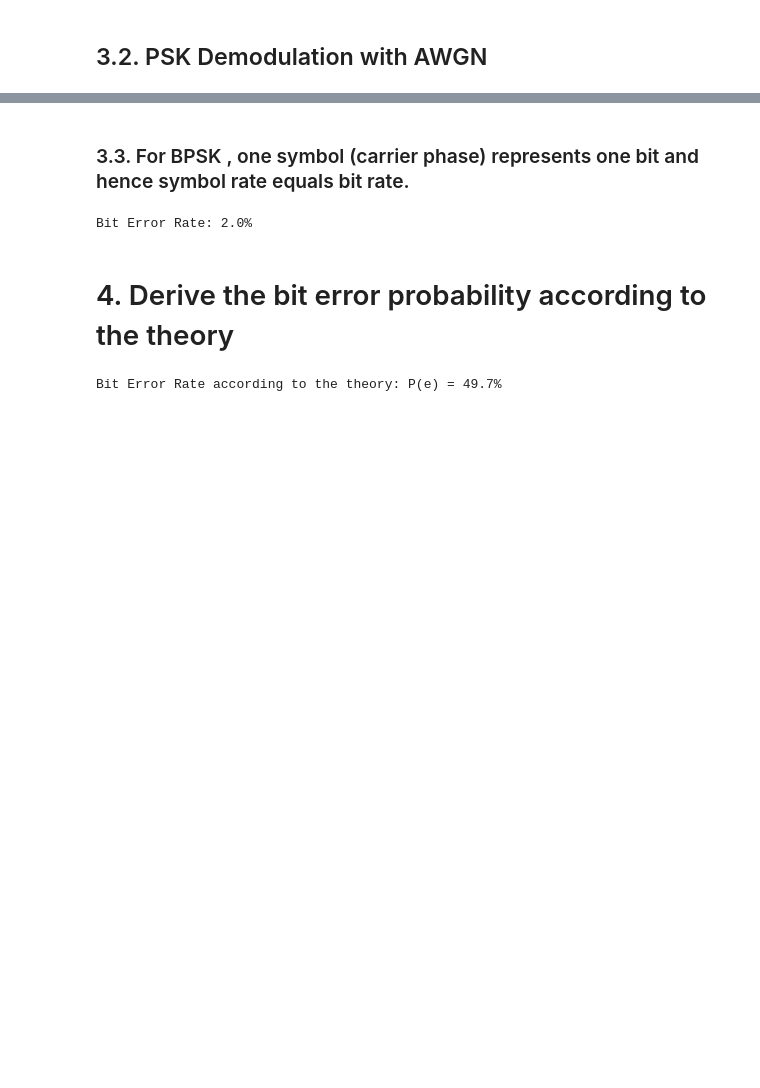
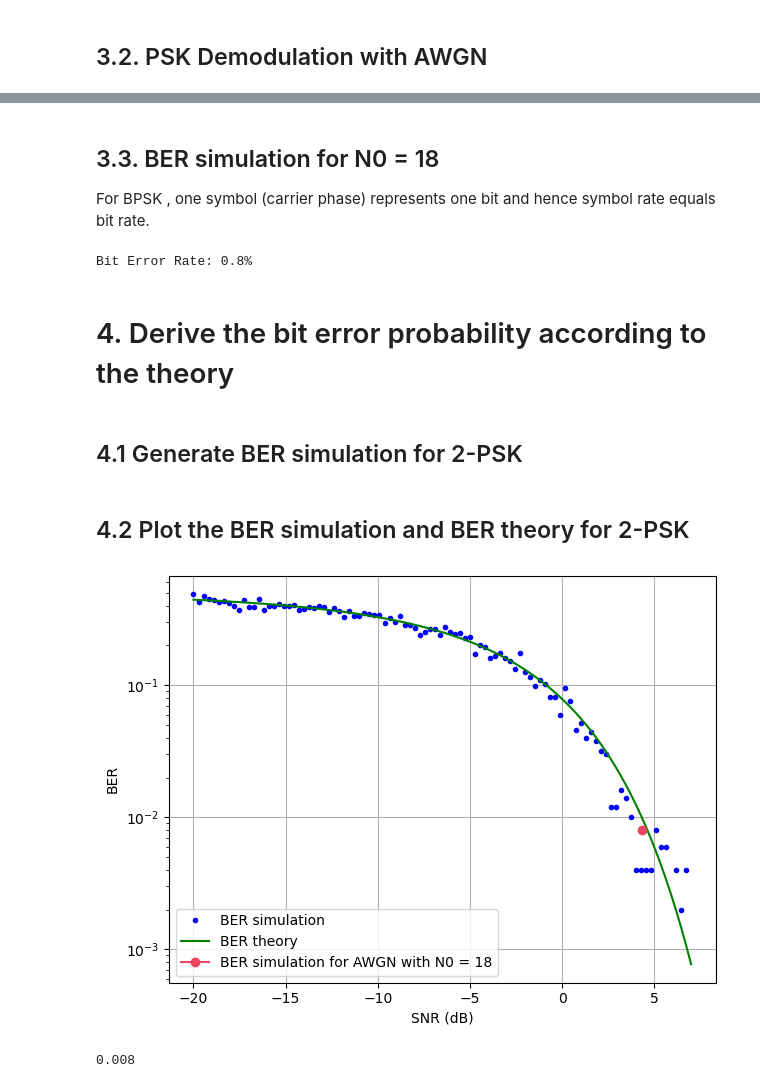
Before and after one commit to nguyen-tuan-hiep/Introduction-to-Communication-Engineering, a Jupyter notebook: psk.ipynb, the cells around one changed output, grey strips where cells are left out. Drawn from its saved outputs; the diff is of its cells as text; code cells hidden in the pictures; blank space fills up the shorter version.

```diff
--- a/psk.ipynb
+++ b/psk.ipynb
@@ -163,18 +166,44 @@ plt.show()
 # %% [markdown]
-### 3.3. For BPSK , one symbol (carrier phase) represents one bit and hence symbol rate equals bit rate.
+## 3.3. BER simulation for N0 = 18
+For BPSK , one symbol (carrier phase) represents one bit and hence symbol rate equals bit rate.
 # %%
-error_bits = np.count_nonzero(demod_noise - x)
-Pb = error_bits / len(x) * 100
-print(f"Bit Error Rate: {Pb}%")
+Pb = np.count_nonzero(demod_noise - x) / len(x)
+print(f"Bit Error Rate: {Pb*100}%")
 # %% [output]
-Bit Error Rate: 2.0%
+Bit Error Rate: 0.8%
 # %% [markdown]
 # 4. Derive the bit error probability according to the theory
-# %%
-from scipy.special import erfc
-Eb = Tb/2
-Pb_theory = 1/2*erfc(np.sqrt(Eb/N0)) * 100
-Pb_theory = np.round(Pb_theory, 2)
-print(f"Bit Error Rate according to the theory: P(e) = {Pb_theory}%")
-# %% [output]
-Bit Error Rate according to the theory: P(e) = 49.7%
+# %% [markdown]
+## 4.1 Generate BER simulation for 2-PSK
+# %%
+E1 = np.trapz((c1**2)[0:nb])    # energy per bit for binary value '0'
+E2 = np.trapz((c2**2)[0:nb])    # energy per bit for binary value '1'
+Eb = 1/2 * (E1 + E2)            # energy per bit
+
+snr_db = np.linspace(-20,7,100)
+ber = np.zeros_like(snr_db).astype('float')
+sigma = np.zeros_like(snr_db).astype('float')
+for i in range(len(snr_db)):
+    sigma[i] = np.sqrt(1/2 * Eb / (10**(snr_db[i]/10)))
+    mod_noise = add_awgn(mod, sigma[i])
+    demod_noise = demodulate(mod_noise)
+    ber[i] = np.count_nonzero(demod_noise - x) / len(x)
+# %% [markdown]
+## 4.2 Plot the BER simulation and BER theory for 2-PSK
+# %%
+plt.semilogy(snr_db, ber, 'b.')                # plot the BER simulation results
+ber_theory = 1/2 * erfc(np.sqrt(10**(snr_db/10)))
+plt.semilogy(snr_db, ber_theory, 'g-')   # plot the theoretical BER
+plt.plot(10*np.log10(Eb/18), Pb, color = '#EB455F', marker = 'o') # plot the BER simulation results for AWGN with N0=8
+plt.xlabel('SNR (dB)')
+plt.ylabel('BER')
+plt.grid(True)
+plt.tight_layout()
+plt.legend(['BER simulation', 'BER theory', 'BER simulation for AWGN with N0 = 18'])
+plt.show()
+# %% [output]
+[figure, added]
+# %%
+Pb
+# %% [output]
+0.008
```
Also changed, not shown: parts of 8 cells of this notebook.
